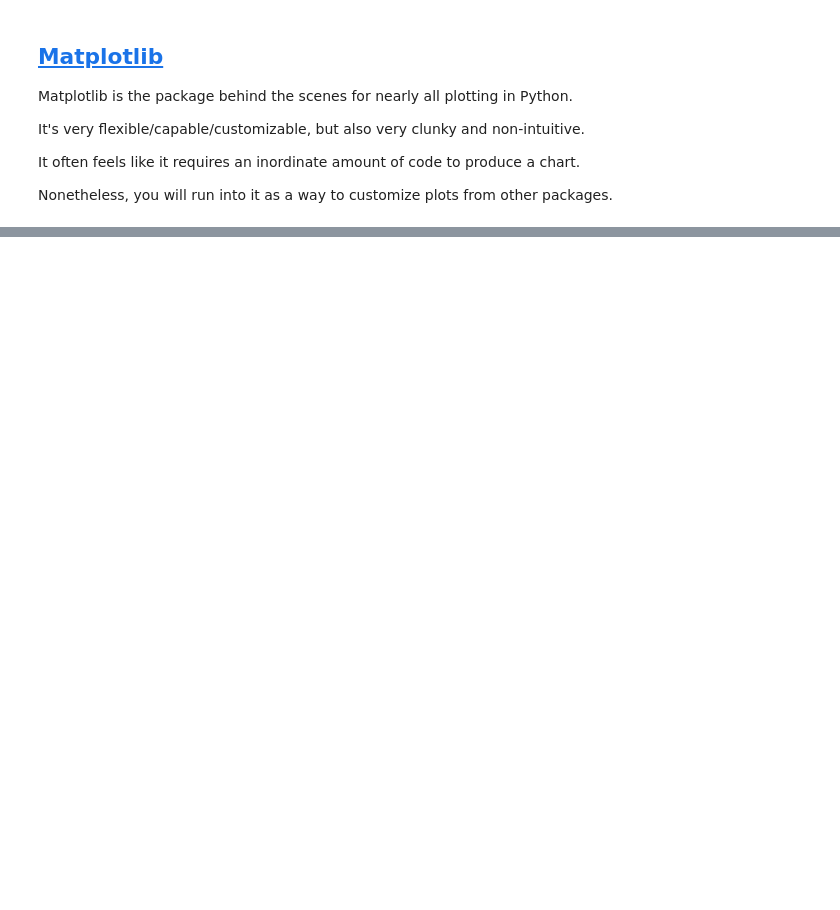
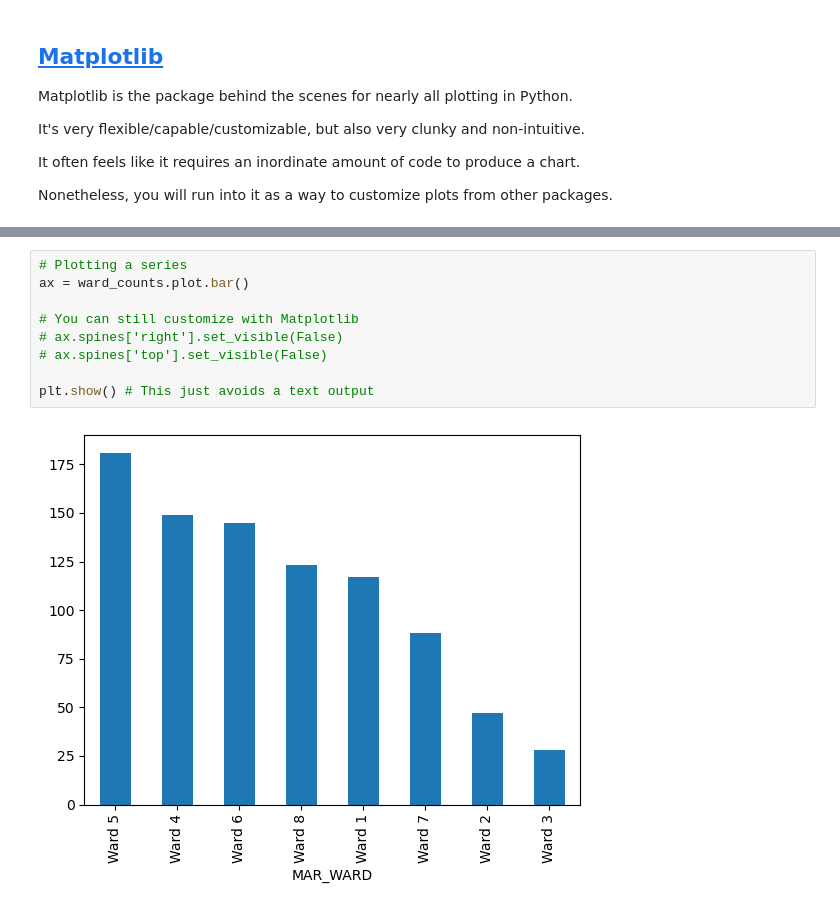
Before and after one commit to ncsg/ursp688y_sp2023, a Jupyter notebook: demos/demo05/demo05.ipynb, the cells around one changed output, grey strips where cells are left out. Drawn from its saved outputs; the diff is of its cells as text; blank space fills up the shorter version.

```diff
--- a/demos/demo05/demo05.ipynb
+++ b/demos/demo05/demo05.ipynb
@@ -130,0 +231,11 @@ plt.show()
+# %%
+# Plotting a series
+ax = ward_counts.plot.bar()
+
+# You can still customize with Matplotlib
+# ax.spines['right'].set_visible(False)
+# ax.spines['top'].set_visible(False)
+
+plt.show() # This just avoids a text output
+# %% [output]
+[figure, added]
```
Also changed, not shown: parts of 22 cells of this notebook, 2 other files.
